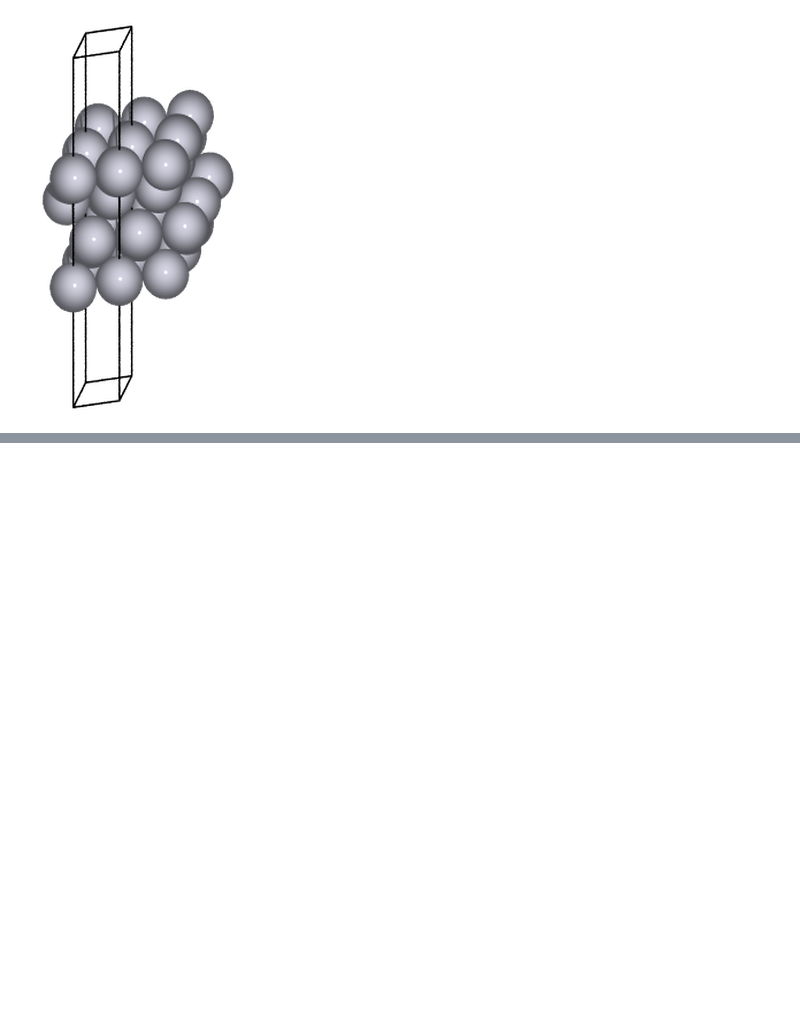
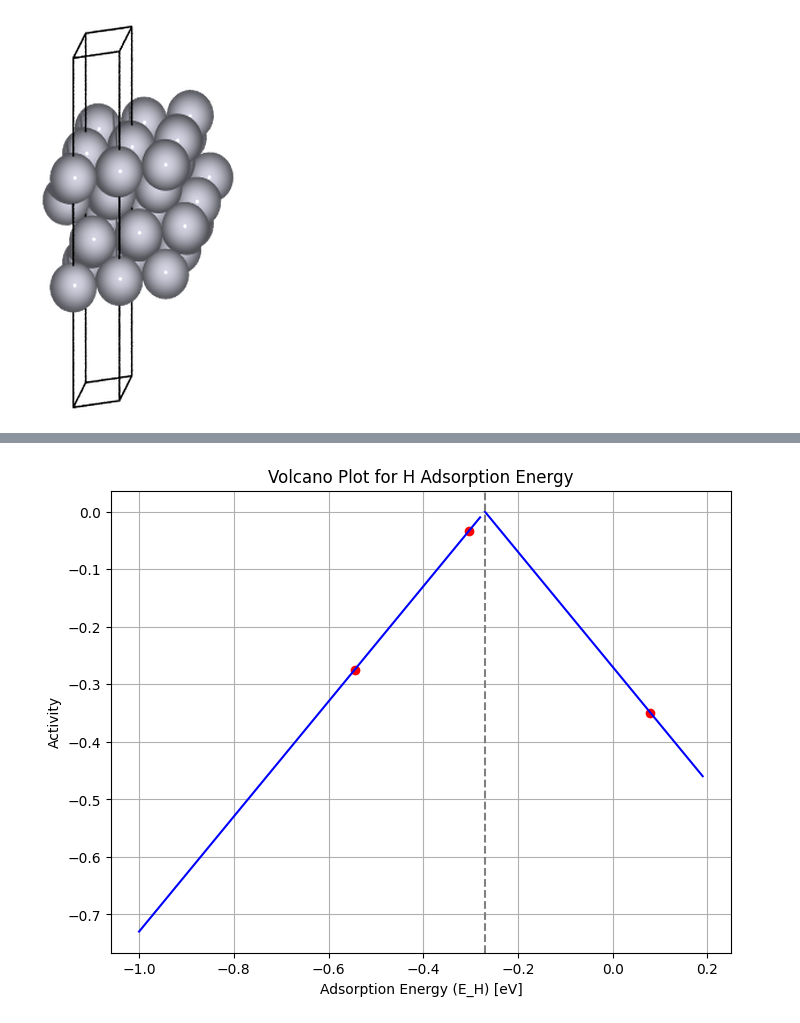
Before and after one commit to s-choung/Simulation_tutorials, a Jupyter notebook: handson4_dft_adsorption_application.ipynb, the cells around one changed output, grey strips where cells are left out. Cells and saved outputs as stored; diff of their text form; code cells hidden in the pictures; blank space fills up the shorter version.

```diff
--- a/handson4_dft_adsorption_application.ipynb
+++ b/handson4_dft_adsorption_application.ipynb
@@ -395,0 +336,36 @@ for surface_name, surface_function in fcc_surfaces:
+# %%
+import matplotlib.pyplot as plt
+import numpy as np
+
+# Define the optimal value for the volcano plot
+optimal_E_H = -0.27
+
+# Generate x-values for the two lines
+x_left = np.arange(-1, optimal_E_H, 0.01)
+y_left = x_left - optimal_E_H
+
+x_right = np.arange(optimal_E_H, 0.2, 0.01)
+y_right = optimal_E_H - x_right
+
+# Plot the volcano lines
+plt.figure(figsize=(8, 6))
+plt.plot(x_left, y_left, linestyle='-', color='blue')
+plt.plot(x_right, y_right, linestyle='-', color='blue')
+
+# Scatter the adsorption energies
+elements = ['Au', 'Pt', 'Cu']
+plt.scatter(E_H_list, [-abs( optimal_E_H - x) for x in E_H_list], color='red')
+
+
+# Mark the optimal point
+plt.axvline(x=optimal_E_H, color='gray', linestyle='--', label=f'Optimal E_H = {optimal_E_H} eV')
+
+# Plot labels and title
+plt.xlabel('Adsorption Energy (E_H) [eV]')
+plt.ylabel('Activity')
+plt.title('Volcano Plot for H Adsorption Energy')
+plt.grid(True)
+
+plt.show()
+# %% [output]
+[figure, added]
```
Also changed, not shown: parts of 17 cells of this notebook.
